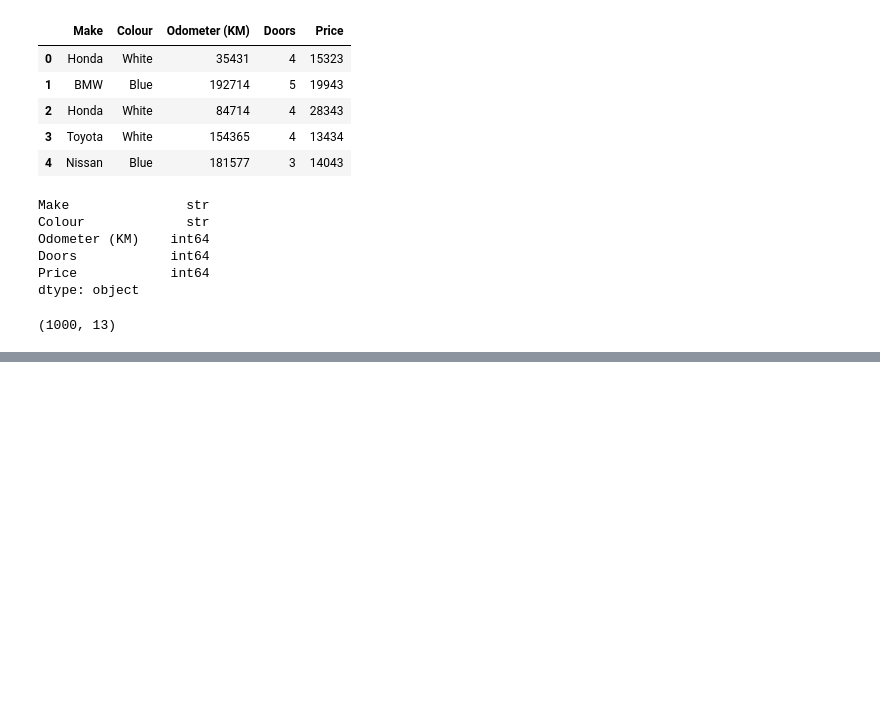
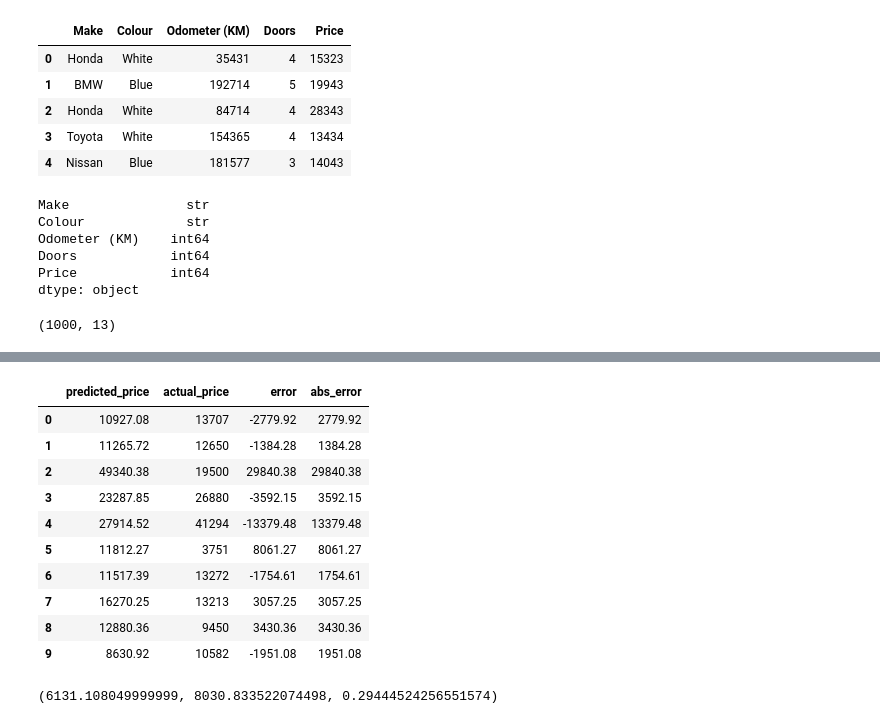
Before and after one commit to LukeOpany/sci-kit, a Jupyter notebook: sci-kit.ipynb, the cells around one changed output, grey strips where cells are left out. Drawn from its saved outputs; the diff is of its cells as text; code cells hidden in the pictures; blank space fills up the shorter version.

```diff
--- a/sci-kit.ipynb
+++ b/sci-kit.ipynb
@@ -113,0 +130,6 @@ dtype: object
+# %%
+X_train, X_test, y_train, y_test = train_test_split(X_encoded, y, test_size=0.2, random_state=42)
+model = RandomForestRegressor()
+model.fit(X_train, y_train)
+y_preds = model.predict(X_test)
+y_preds
@@ -113,0 +154,7 @@ dtype: object
+# %%
+comparison = pd.DataFrame({
+    "predicted_price": y_preds,
+    "actual_price": y_test.reset_index(drop=True).to_numpy()
+})
+
+comparison.head(10)
@@ -113,0 +173,26 @@ dtype: object
+# %%
+comparison["error"] = comparison["predicted_price"] - comparison["actual_price"]
+comparison["abs_error"] = np.abs(comparison["error"])
+comparison[["predicted_price","actual_price","error","abs_error"]].head(10)
+# %% [output]
+|  | predicted_price | actual_price | error | abs_error |
+| 0 | 10927.08 | 13707 | -2779.92 | 2779.92 |
+| 1 | 11265.72 | 12650 | -1384.28 | 1384.28 |
+| 2 | 49340.38 | 19500 | 29840.38 | 29840.38 |
+| 3 | 23287.85 | 26880 | -3592.15 | 3592.15 |
+| 4 | 27914.52 | 41294 | -13379.48 | 13379.48 |
+| 5 | 11812.27 | 3751 | 8061.27 | 8061.27 |
+| 6 | 11517.39 | 13272 | -1754.61 | 1754.61 |
+| 7 | 16270.25 | 13213 | 3057.25 | 3057.25 |
+| 8 | 12880.36 | 9450 | 3430.36 | 3430.36 |
+| 9 | 8630.92 | 10582 | -1951.08 | 1951.08 |
+# %%
+from sklearn.metrics import mean_absolute_error, r2_score, root_mean_squared_error
+
+mae = mean_absolute_error(y_test, y_preds)
+rmse = root_mean_squared_error(y_test, y_preds)
+r2 = r2_score(y_test, y_preds)
+
+mae, rmse, r2
+# %% [output]
+(6131.108049999999, 8030.833522074498, 0.29444524256551574)
```
Also changed, not shown: parts of 6 cells of this notebook.
